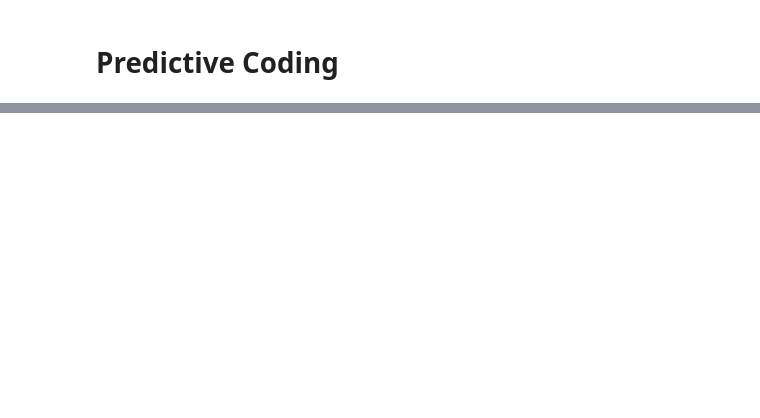
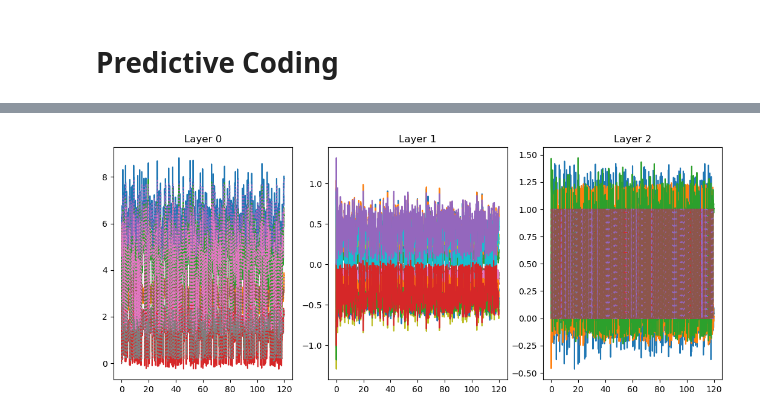
Before and after one commit to jorchard/pc_nengo, a Jupyter notebook: predictive_coding.ipynb, the cells around one changed output, grey strips where cells are left out. Saved outputs shown, nothing was run; the diff lists cells and outputs as text; code cells hidden in the pictures; blank space fills up the shorter version.

```diff
--- a/predictive_coding.ipynb
+++ b/predictive_coding.ipynb
@@ -32,0 +82,2 @@ x_train, x_test, y_train, y_test = train_test_split(x_data, y_data, test_size=0.
+# %%
+train_network(sim, learn_until)
@@ -32,0 +86,9 @@ x_train, x_test, y_train, y_test = train_test_split(x_data, y_data, test_size=0.
+# %%
+conv_metric = "Max"
+
+if conv_metric == "L2":
+    preds, eq_times = test_network_L2(sim, PC_net, num_preds, timeout, inf_time, stab_time, val_probes[-1], eps)
+elif conv_metric == "L1":
+    preds, eq_times = test_network_L1(sim, PC_net, num_preds, timeout, inf_time, stab_time, val_probes[-1], eps)
+elif conv_metric == "Max":
+    preds, eq_times = test_network_max(sim, PC_net, num_preds, timeout, inf_time, stab_time, val_probes[-1], eps)
@@ -32,0 +133,78 @@ x_train, x_test, y_train, y_test = train_test_split(x_data, y_data, test_size=0.
+# %%
+"""
+pred_class = np.zeros_like(preds)
+indices = np.argmax(preds, axis=1)
+i = 0
+for idx in indices:
+    pred_class[i,idx] = 1
+    i += 1
+
+acc = np.sum(pred_class*y_test)/y_test.shape[0]
+"""
+acc = 0
+num_infs = 0 #the number of divergences during inference
+for i in range(preds.shape[0]):
+    if not np.any(np.isinf(preds[i])):
+        if np.argmax(preds[i]) == np.argmax(y_test[i]):
+            acc += 1
+    else:
+        num_infs += 1
+
+acc /= y_test.shape[0]
+
+### Print summary of the network learning ###
+print("Architecture:")
+print(f"- Layers: {[layer.n_nodes for layer in PC_net.layers]}")
+print(f"- Activations: {[str(act) for act in PC_net.activation]}")
+print(f"- Symmetric: {PC_net.symmetric}")
+print(f"- Learning rate: {[str(l) for l in PC_net.tau_learn]}")
+print(f"Trained the network for {epochs} epochs (shuffled={shuffle}), holding each sample for {learn_time} s.")
+print(f"Timeout: {timeout}, inference time: {inf_time}, stabilize time: {stab_time}")
+print(f"Tolerance: {eps} with {conv_metric} norm as convergence metric.")
+
+print("Testing:")
+print(f"The number of each class in the test set: {np.sum(y_test, axis=0)}")
+print(f"There were {num_infs} divergences during inference.")
+#print(f"The number of each class predicted when testing: {np.sum(pred_class, axis=0)}")
+
+print(f"Test accuracy: {acc}")
+
+### Plotting ###
+
+n_layers = len(PC_net.layers)
+
+fig, ax = plt.subplots(nrows=1, ncols=n_layers, figsize=(13,5))
+
+idx = [0, 4000]
+idx = [7000, 10000]
+#idx = [18000, 20000]
+idx = [0, len(sim.trange())]
+idx = [0, int(learn_until/dt)]
+tt = sim.trange()[idx[0]:idx[1]]
+
+for k in range(n_layers):
+    ax[k].plot(tt, sim.data[val_probes[k]][idx[0]:idx[1]]); ax[k].set_title(f'Layer {k}');
+
+ax[0].plot(tt, sim.data[p_stim][idx[0]:idx[1]], ':', label="Stim");
+ax[-1].plot(tt, sim.data[p_pred][idx[0]:idx[1]], '--', label="Pred");
+
+
+print(f"We learn until t={learn_until}")
+
+n_layers = len(PC_net.layers)
+
+fig2, ax2 = plt.subplots(nrows=1, ncols=n_layers, figsize=(13,5))
+
+idx = [0, 2000]
+idx = [7000, 7800]
+idx = [int(learn_until/dt), -1] #plot only learning segments
+#idx = [0, len(sim.trange())]
+tt = sim.trange()[idx[0]:idx[1]]
+
+for k in range(n_layers):
+    ax2[k].plot(tt, sim.data[val_probes[k]][idx[0]:idx[1]]); ax2[k].set_title(f'Layer {k}');
+
+
+ax2[0].plot(tt, sim.data[p_stim][idx[0]:idx[1]], ':');
+ax2[-1].plot(tt, sim.data[p_pred][idx[0]:idx[1]], '--');
+# %% [output]
@@ -32,0 +224 @@ x_train, x_test, y_train, y_test = train_test_split(x_data, y_data, test_size=0.
+[figure, added]
```
Also changed, not shown: parts of 38 cells of this notebook, 3 other files.
